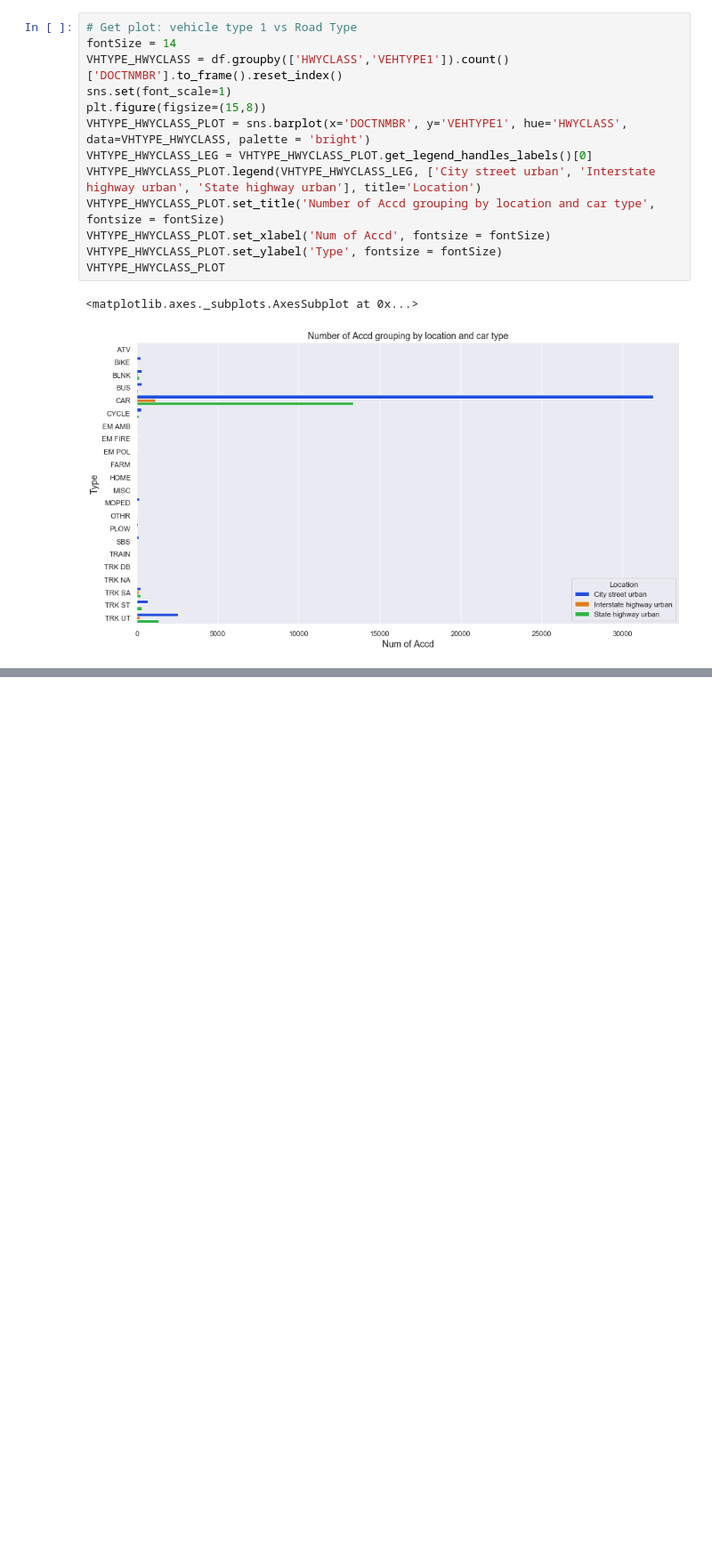
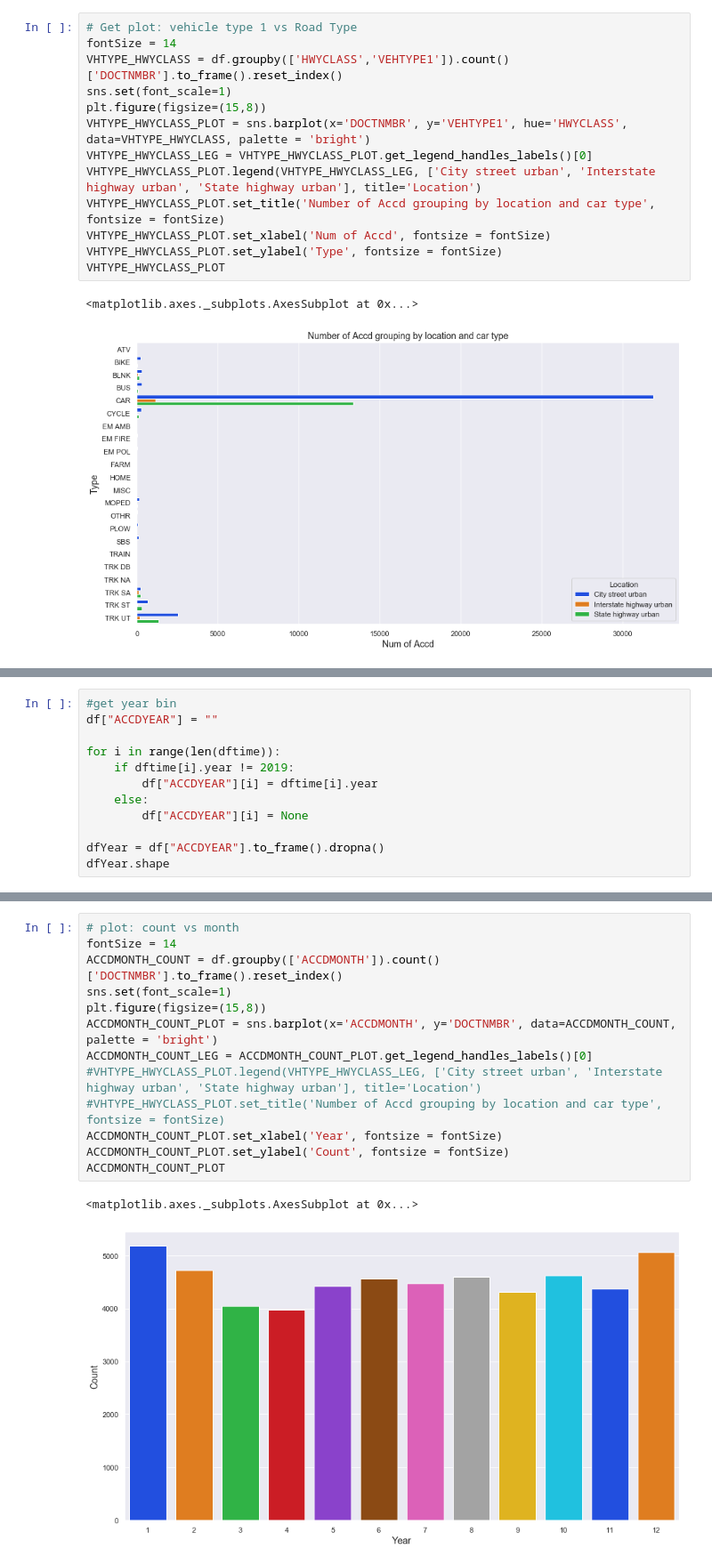
Before and after one commit to TongkaiYang/Vision-Zero-Madison, a Jupyter notebook: WorkPlace.ipynb, the cells around one changed output, grey strips where cells are left out. Shown at 89% size. Cells and saved outputs as stored; diff of their text form; blank space fills up the shorter version.

```diff
--- a/WorkPlace.ipynb
+++ b/WorkPlace.ipynb
@@ -199,0 +208,12 @@ Text(0, 0.5, 'Count')
+# %%
+#get year bin
+df["ACCDYEAR"] = ""
+
+for i in range(len(dftime)):
+    if dftime[i].year != 2019:
+        df["ACCDYEAR"][i] = dftime[i].year
+    else:
+        df["ACCDYEAR"][i] = None
+
+dfYear = df["ACCDYEAR"].to_frame().dropna()
+dfYear.shape
@@ -199,0 +265,16 @@ Text(0, 0.5, 'Count')
+# %%
+# plot: count vs month
+fontSize = 14
+ACCDMONTH_COUNT = df.groupby(['ACCDMONTH']).count()['DOCTNMBR'].to_frame().reset_index()
+sns.set(font_scale=1)
+plt.figure(figsize=(15,8))
+ACCDMONTH_COUNT_PLOT = sns.barplot(x='ACCDMONTH', y='DOCTNMBR', data=ACCDMONTH_COUNT, palette = 'bright')
+ACCDMONTH_COUNT_LEG = ACCDMONTH_COUNT_PLOT.get_legend_handles_labels()[0]
+#VHTYPE_HWYCLASS_PLOT.legend(VHTYPE_HWYCLASS_LEG, ['City street urban', 'Interstate highway urban', 'State highway urban'], title='Location')
+#VHTYPE_HWYCLASS_PLOT.set_title('Number of Accd grouping by location and car type', fontsize = fontSize)
+ACCDMONTH_COUNT_PLOT.set_xlabel('Year', fontsize = fontSize)
+ACCDMONTH_COUNT_PLOT.set_ylabel('Count', fontsize = fontSize)
+ACCDMONTH_COUNT_PLOT
+# %% [output]
+<matplotlib.axes._subplots.AxesSubplot at 0x...>
+[figure, added]
```
Also changed, not shown: parts of 14 cells of this notebook, 5 other files.
